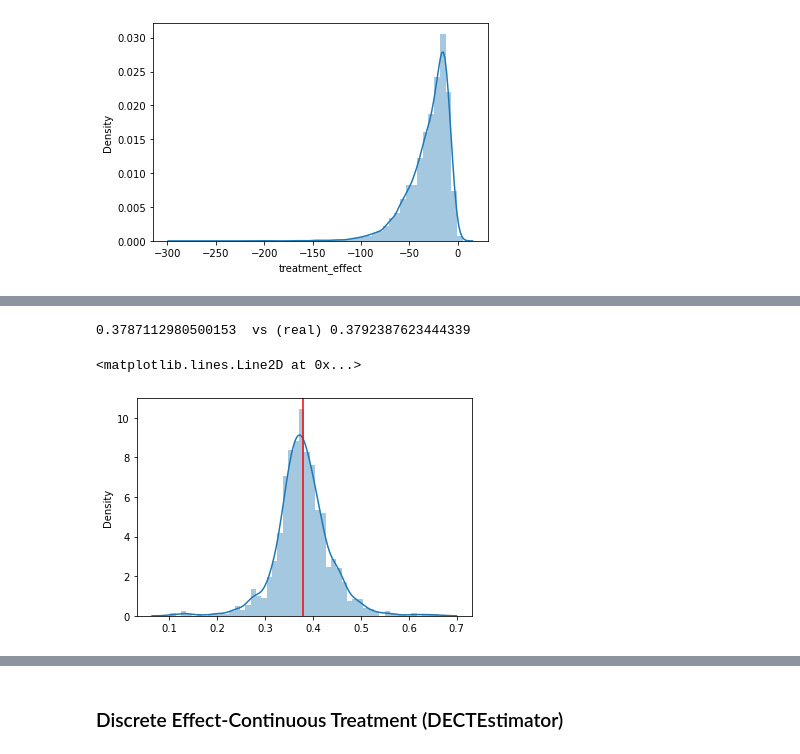
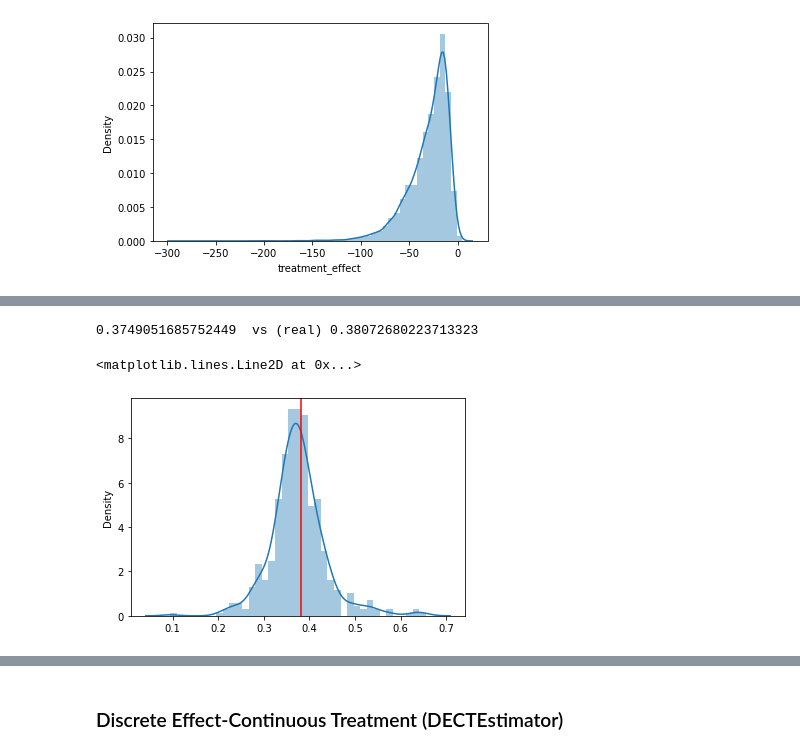
Before and after one commit to AlanGanem/fkausality, a Jupyter notebook: notebooks_dev/estimators.ipynb, the cells around one changed output, grey strips where cells are left out. Saved outputs shown, nothing was run; the diff lists cells and outputs as text; code cells hidden in the pictures.

```diff
--- a/notebooks_dev/estimators.ipynb
+++ b/notebooks_dev/estimators.ipynb
@@ -492,8 +583,15 @@ y = df_obs[yc]
 # %%
 from sklearn.ensemble import RandomForestRegressor, RandomForestClassifier, ExtraTreesClassifier, ExtraTreesRegressor, GradientBoostingClassifier
 
-tree_estim = RandomForestClassifier(n_estimators = 100, min_samples_leaf = 10, criterion = 'entropy')
-estim = CEDTEstimator(tree_estim, n_neighbors = 100, n_jobs = None).fit(X, y = y, T = T, save_values = df_obs)
+tree_estim_target = ExtraTreesClassifier(n_estimators = 150, min_samples_leaf = 50, criterion = 'gini', n_jobs = -1)
+tree_estim_treatmet = ExtraTreesRegressor(n_estimators = 150, min_samples_leaf = 50, n_jobs = -1)
+
+estim = CEDTEstimator(
+    treatment_tree_ensemble_estimator = tree_estim_treatmet,
+    target_tree_ensemble_estimator = tree_estim_target,
+    n_neighbors = 100,
+    n_jobs = None
+).fit(X, y = y, T = T, save_values = df_obs_train)
 # %%
 alpha = 1
 if not 'i' in locals():
@@ -538,13 +637,13 @@ plt.legend()
 # %%
 effect_col = 'treatment_effect'
-n_estimations = 5_000
+n_estimations = 1_000
 alpha = 1
-idxs = np.random.choice(len(df_obs), n_estimations, replace = False)
-true_effects = df_obs.iloc[idxs][[effect_col, 'treatment_effect_mult']]
+idxs = np.random.choice(len(df_obs_test), n_estimations, replace = False)
+true_effects = df_obs_test.iloc[idxs][[effect_col, 'treatment_effect_mult']]
 # %%
-query = estim.query(X.iloc[idxs], n_neighbors = 100)
-outcomes = estim.potential_outcomes(X.iloc[idxs], n_neighbors = 100, alpha = alpha)
-effects = estim.treatment_effect(X.iloc[idxs], n_neighbors = 100, alpha = alpha, control = (0,) )
+query = estim.query(X_test.iloc[idxs], n_neighbors = 100)
+outcomes = estim.potential_outcomes(X_test.iloc[idxs], n_neighbors = 100, alpha = alpha)
+effects = estim.treatment_effect(X_test.iloc[idxs], n_neighbors = 100, alpha = alpha, control = (0,) )
 # %%
 estimated_effects = effects.query('statistic == "mean" and medication == 1').reset_index(level = ['medication', 'statistic'],drop = True)
 estimated_effects_var = effects.query('statistic == "variance" and medication == 1').reset_index(level = ['medication', 'statistic'],drop = True)
@@ -552,7 +651,7 @@ estimated_effects_var = effects.query('statistic == "variance" and medication ==
 true_effects['estimated_treatment_effect'] = estimated_effects
 true_effects['estimated_treatment_variance'] = estimated_effects_var
 true_effects['estimated_treatment_effect_error'] = true_effects[effect_col] -  true_effects[f'estimated_treatment_effect']
-true_effects['eestimated_treatment_effect_mult'] = outcomes.loc[slice(None), 1, 'mean']/outcomes.loc[slice(None), 0, 'mean']
+true_effects['estimated_treatment_effect_mult'] = outcomes.loc[slice(None), 1, 'mean'].reset_index(level = [1,2], drop = True)/outcomes.loc[slice(None), 0, 'mean'].reset_index(level = [1,2], drop = True)
 # %%
 from scipy import stats
 from fkausality.dist import PointwiseMixture
@@ -588,13 +704,13 @@ plt.legend()
 # %%
-estim_effect_mult = outcomes.loc[slice(None), 1, 'mean']/outcomes.loc[slice(None), 0, 'mean'].dropna()
+estim_effect_mult = outcomes.loc[slice(None), 1, 'mean'].reset_index(level = [1,2], drop = True)/outcomes.loc[slice(None), 0, 'mean'].dropna().reset_index(level = [1,2], drop = True)
 sns.distplot(estim_effect_mult)
 print(estim_effect_mult.dropna().values.flatten().mean(), ' vs (real)', true_effects['treatment_effect_mult'].mean())
 #plt.axvline(estim_effect_mult.dropna().values.flatten().mean())
 plt.axvline(true_effects['treatment_effect_mult'].mean(), color = 'r')
 # %% [output]
-0.3787112980500153  vs (real) 0.3792387623444339
+0.3749051685752449  vs (real) 0.38072680223713323
 <matplotlib.lines.Line2D at 0x...>
-[figure, old version]
+[figure, new version]
 # %%
 sns.distplot(true_effects['estimated_treatment_effect_error'])
 plt.axvline(true_effects['estimated_treatment_effect_error'].mean())
```
Also changed, not shown: parts of 24 cells of this notebook, 17 other files.
